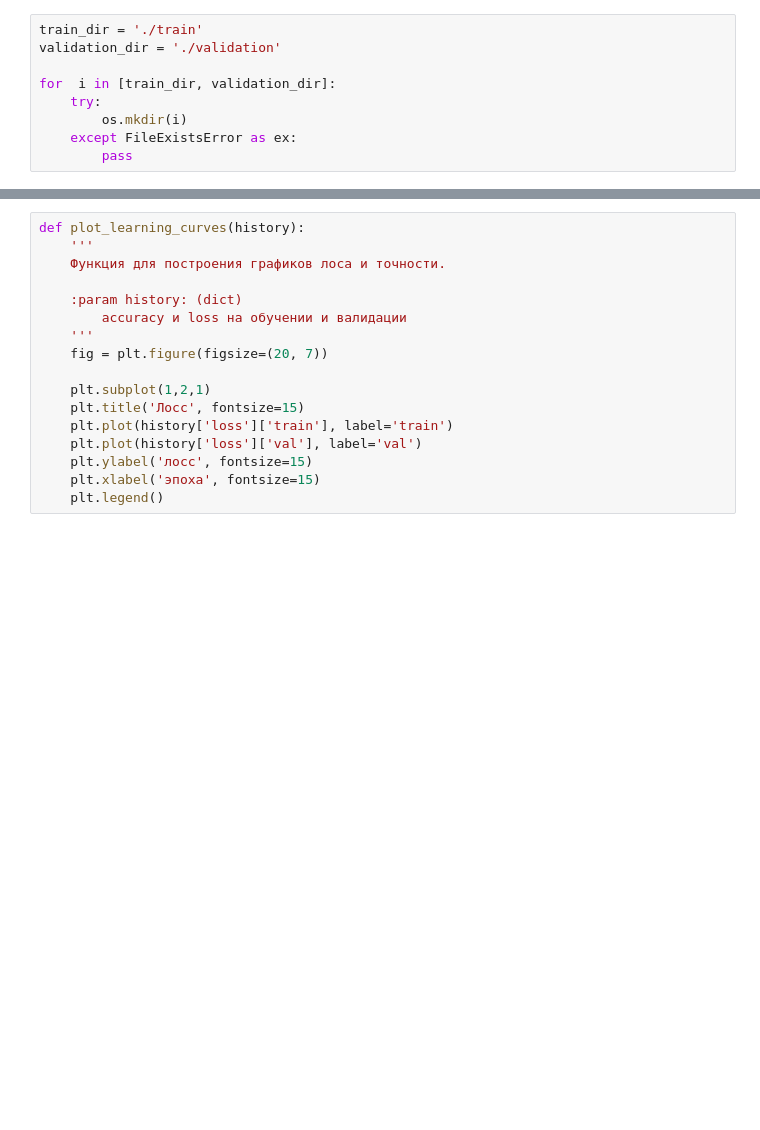
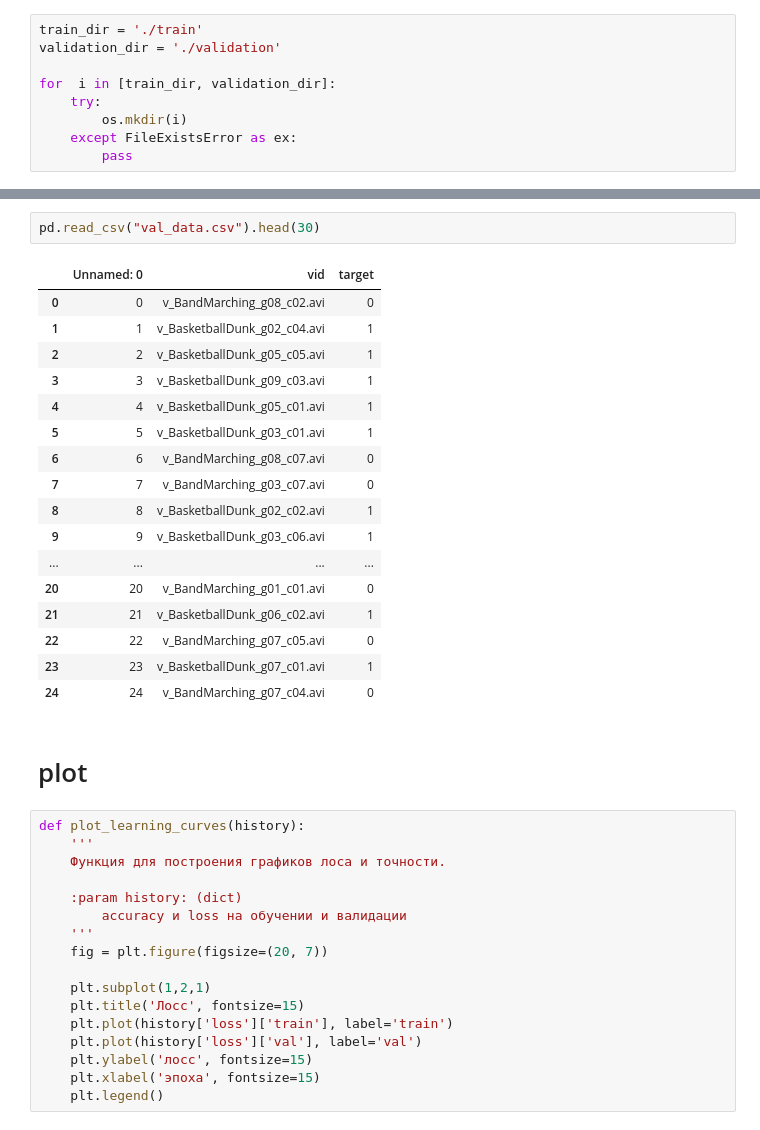
Before and after one commit to DmitryRedko/severstal_CV, a Jupyter notebook: Notebook.ipynb, the cells around one changed output, grey strips where cells are left out. Saved outputs shown, nothing was run; the diff lists cells and outputs as text; blank space fills up the shorter version.

```diff
--- a/Notebook.ipynb
+++ b/Notebook.ipynb
@@ -181,3 +368,25 @@ validation_dataloader = DataLoader(VideoRegressionDataset(
+# %%
+pd.read_csv("val_data.csv").head(30)
+# %% [output]
+|  | Unnamed: 0 | vid | target |
+| 0 | 0 | v_BandMarching_g08_c02.avi | 0 |
+| 1 | 1 | v_BasketballDunk_g02_c04.avi | 1 |
+| 2 | 2 | v_BasketballDunk_g05_c05.avi | 1 |
+| 3 | 3 | v_BasketballDunk_g09_c03.avi | 1 |
+| 4 | 4 | v_BasketballDunk_g05_c01.avi | 1 |
+| 5 | 5 | v_BasketballDunk_g03_c01.avi | 1 |
+| 6 | 6 | v_BandMarching_g08_c07.avi | 0 |
+| 7 | 7 | v_BandMarching_g03_c07.avi | 0 |
+| 8 | 8 | v_BasketballDunk_g02_c02.avi | 1 |
+| 9 | 9 | v_BasketballDunk_g03_c06.avi | 1 |
+| ... | ... | ... | ... |
+| 20 | 20 | v_BandMarching_g01_c01.avi | 0 |
+| 21 | 21 | v_BasketballDunk_g06_c02.avi | 1 |
+| 22 | 22 | v_BandMarching_g07_c05.avi | 0 |
+| 23 | 23 | v_BasketballDunk_g07_c01.avi | 1 |
+| 24 | 24 | v_BandMarching_g07_c04.avi | 0 |
+# %% [markdown]
+# plot
 # %%
 def plot_learning_curves(history):
     '''
```
Also changed, not shown: parts of 27 cells of this notebook.
